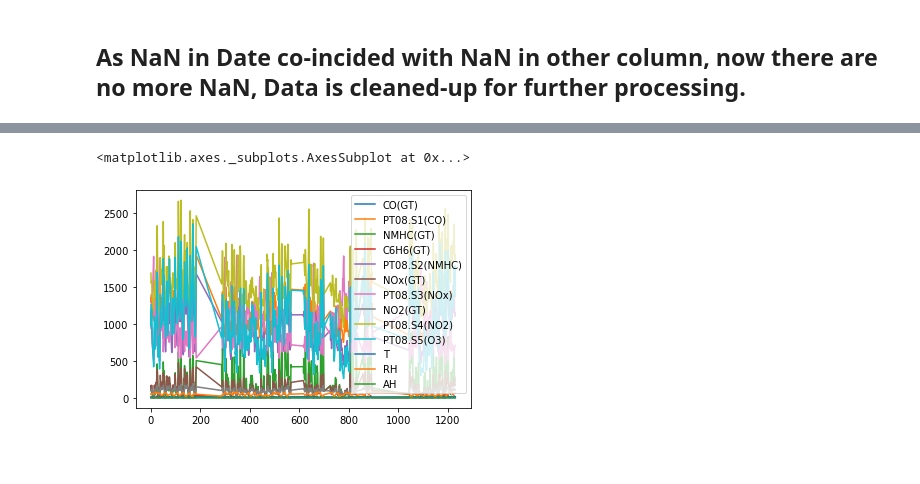
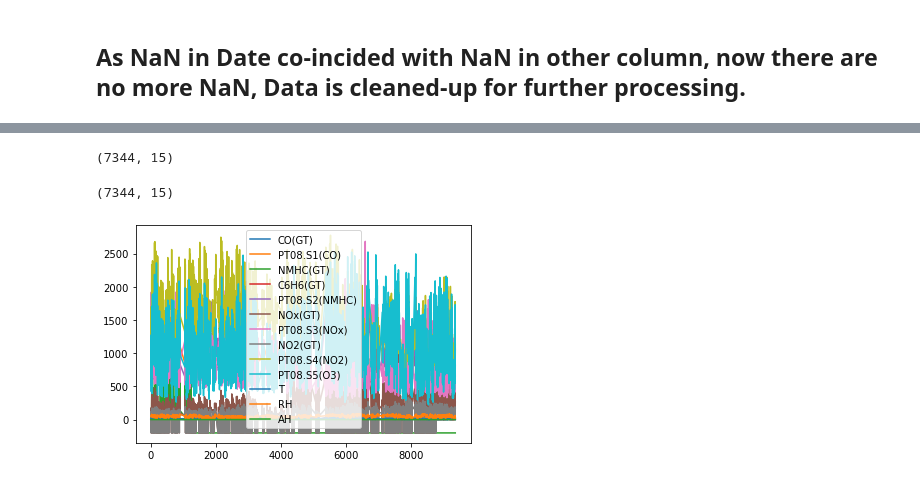
Before and after one commit to sateesh12/bin_utils, a Jupyter notebook: AQI_Analysis.ipynb, the cells around one changed output, grey strips where cells are left out. Drawn from its saved outputs; the diff is of its cells as text; code cells hidden in the pictures.

Commit message:
Removed all -200 values and still retained 6k data-points.

```diff
--- a/AQI_Analysis.ipynb
+++ b/AQI_Analysis.ipynb
@@ -245,4 +180,0 @@ The count of rows that have -200 value in them: 732
-# %%
-#Since it is only 732 rows, iterate again and drop those rows with value of -200 in them.
-for col_id in cleaned_up_df:
-    cleaned_up_df.drop(cleaned_up_df.loc[cleaned_up_df[col_id] == -200].index, inplace=True)
@@ -274,6 +181,17 @@ The count of rows that have -200 value in them: 0
+# %%
+#From above graph it is clear that -200 is an invalid value which needs to be got rid of.
+#The idea is to drop if -200 is found in more than two columns
+#An attempt was made to drop all -200 values, but then the number of data points drop to from 9357 to 827, hence the logic
+#of dropping rows where two columns have -200.
+#filterinfDataframe = dfObj[(dfObj['Sale'] > 30) & (dfObj['Sale'] < 33) ]
+sub_set_df = cleaned_up_df[(cleaned_up_df['CO(GT)'] != -200) & (cleaned_up_df['PT08.S1(CO)'] != -200)]
+sub_set_df.shape
+# %% [output]
+(7344, 15)
 # %%
 #Now you will see a more clean-plot
-cleaned_up_df.plot()
+sub_set_df.plot()
+sub_set_df.shape
 # %% [output]
-<matplotlib.axes._subplots.AxesSubplot at 0x...>
+(7344, 15)
-[figure, old version]
+[figure, new version]
```
Also changed, not shown: parts of 14 cells of this notebook.
